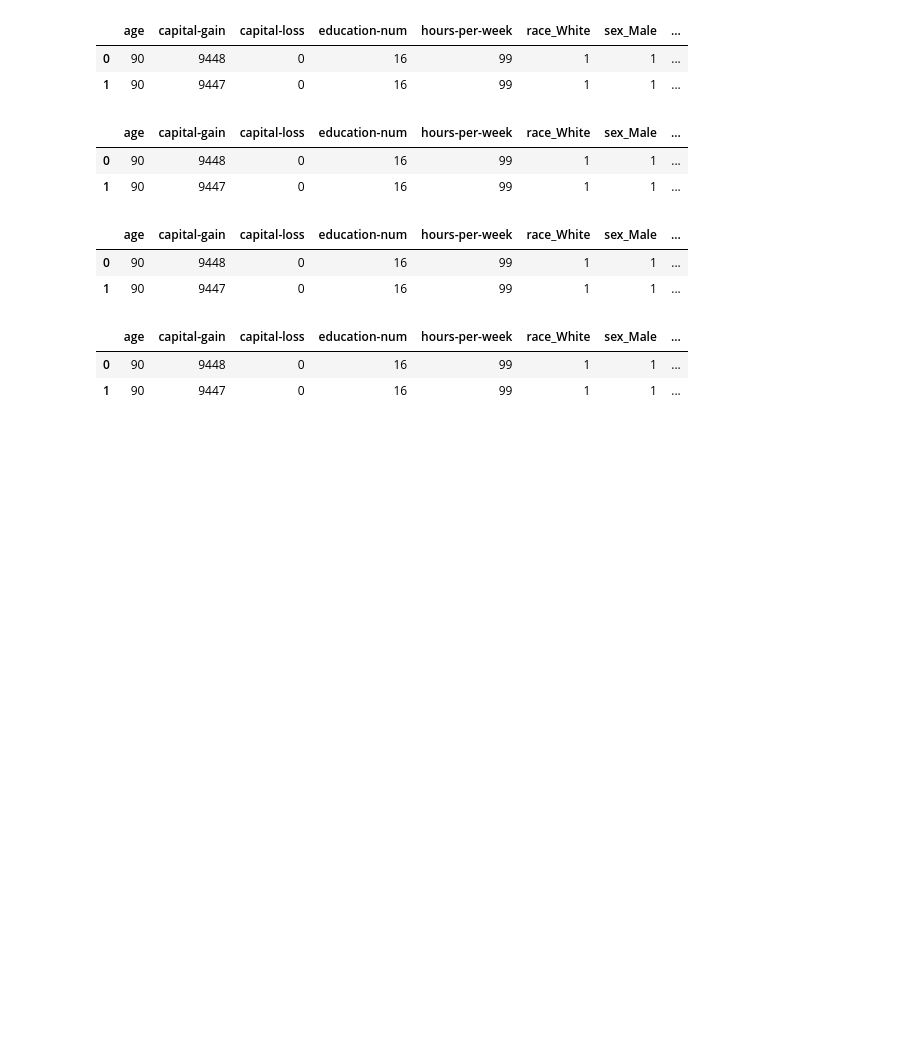
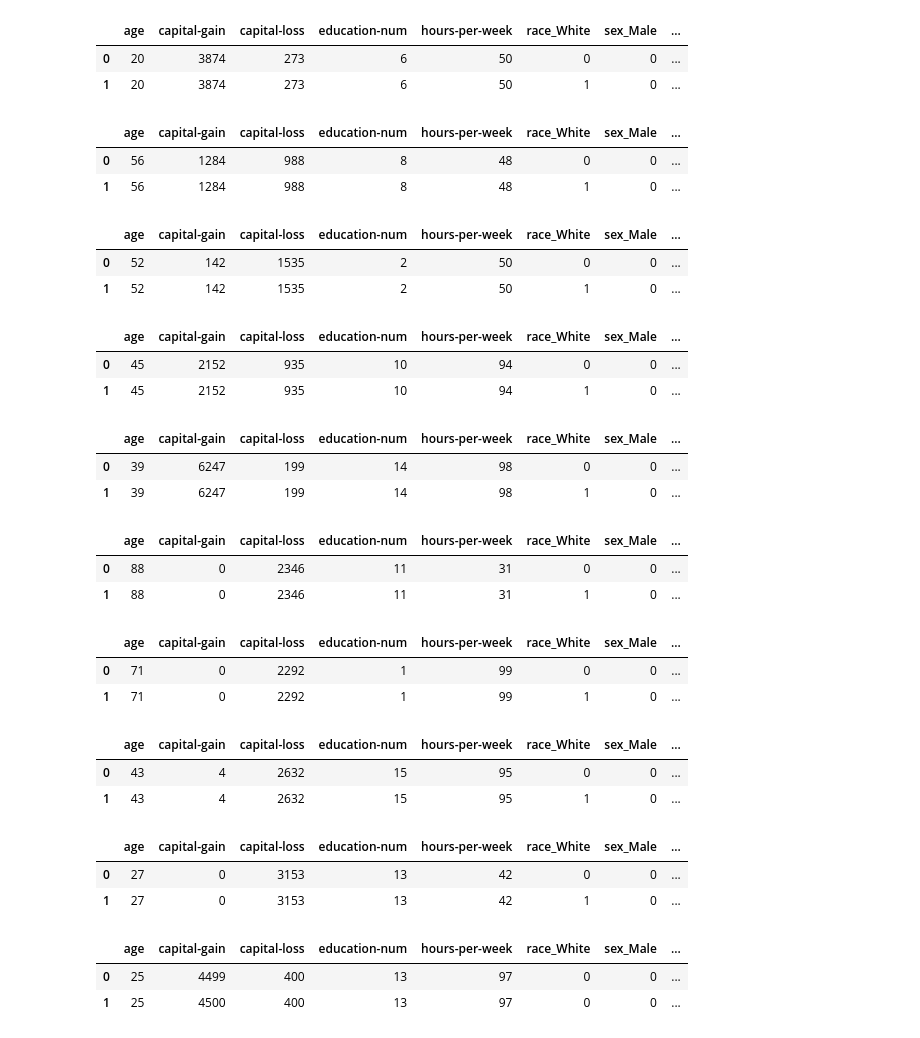
Before and after one commit to UnitDan/substantiating-for-fairness-auditing, a Jupyter notebook: baseline.ipynb, the cells around one changed output. Drawn from its saved outputs; the diff is of its cells as text; code cells hidden in the pictures; blank space fills up the shorter version.

```diff
--- a/baseline.ipynb
+++ b/baseline.ipynb
@@ -86,15 +46,33 @@ show_pairs('Causal_sex_Male_distribution')
-# %%
-show_pairs('Causal_sex_Male_white')
-# %% [output]
-|  | age | capital-gain | capital-loss | education-num | hours-per-week | race_White | sex_Male | ... |
-| 0 | 90 | 9448 | 0 | 16 | 99 | 1 | 1 | ... |
-| 1 | 90 | 9447 | 0 | 16 | 99 | 1 | 1 | ... |
-|  | age | capital-gain | capital-loss | education-num | hours-per-week | race_White | sex_Male | ... |
-| 0 | 90 | 9448 | 0 | 16 | 99 | 1 | 1 | ... |
-| 1 | 90 | 9447 | 0 | 16 | 99 | 1 | 1 | ... |
-|  | age | capital-gain | capital-loss | education-num | hours-per-week | race_White | sex_Male | ... |
-| 0 | 90 | 9448 | 0 | 16 | 99 | 1 | 1 | ... |
-| 1 | 90 | 9447 | 0 | 16 | 99 | 1 | 1 | ... |
-|  | age | capital-gain | capital-loss | education-num | hours-per-week | race_White | sex_Male | ... |
-| 0 | 90 | 9448 | 0 | 16 | 99 | 1 | 1 | ... |
-| 1 | 90 | 9447 | 0 | 16 | 99 | 1 | 1 | ... |
+# %%
+show_pairs('Causal_race_White_test_black', [10, 20])
+# %% [output]
+|  | age | capital-gain | capital-loss | education-num | hours-per-week | race_White | sex_Male | ... |
+| 0 | 20 | 3874 | 273 | 6 | 50 | 0 | 0 | ... |
+| 1 | 20 | 3874 | 273 | 6 | 50 | 1 | 0 | ... |
+|  | age | capital-gain | capital-loss | education-num | hours-per-week | race_White | sex_Male | ... |
+| 0 | 56 | 1284 | 988 | 8 | 48 | 0 | 0 | ... |
+| 1 | 56 | 1284 | 988 | 8 | 48 | 1 | 0 | ... |
+|  | age | capital-gain | capital-loss | education-num | hours-per-week | race_White | sex_Male | ... |
+| 0 | 52 | 142 | 1535 | 2 | 50 | 0 | 0 | ... |
+| 1 | 52 | 142 | 1535 | 2 | 50 | 1 | 0 | ... |
+|  | age | capital-gain | capital-loss | education-num | hours-per-week | race_White | sex_Male | ... |
+| 0 | 45 | 2152 | 935 | 10 | 94 | 0 | 0 | ... |
+| 1 | 45 | 2152 | 935 | 10 | 94 | 1 | 0 | ... |
+|  | age | capital-gain | capital-loss | education-num | hours-per-week | race_White | sex_Male | ... |
+| 0 | 39 | 6247 | 199 | 14 | 98 | 0 | 0 | ... |
+| 1 | 39 | 6247 | 199 | 14 | 98 | 1 | 0 | ... |
+|  | age | capital-gain | capital-loss | education-num | hours-per-week | race_White | sex_Male | ... |
+| 0 | 88 | 0 | 2346 | 11 | 31 | 0 | 0 | ... |
+| 1 | 88 | 0 | 2346 | 11 | 31 | 1 | 0 | ... |
+|  | age | capital-gain | capital-loss | education-num | hours-per-week | race_White | sex_Male | ... |
+| 0 | 71 | 0 | 2292 | 1 | 99 | 0 | 0 | ... |
+| 1 | 71 | 0 | 2292 | 1 | 99 | 1 | 0 | ... |
+|  | age | capital-gain | capital-loss | education-num | hours-per-week | race_White | sex_Male | ... |
+| 0 | 43 | 4 | 2632 | 15 | 95 | 0 | 0 | ... |
+| 1 | 43 | 4 | 2632 | 15 | 95 | 1 | 0 | ... |
+|  | age | capital-gain | capital-loss | education-num | hours-per-week | race_White | sex_Male | ... |
+| 0 | 27 | 0 | 3153 | 13 | 42 | 0 | 0 | ... |
+| 1 | 27 | 0 | 3153 | 13 | 42 | 1 | 0 | ... |
+|  | age | capital-gain | capital-loss | education-num | hours-per-week | race_White | sex_Male | ... |
+| 0 | 25 | 4499 | 400 | 13 | 97 | 0 | 0 | ... |
+| 1 | 25 | 4500 | 400 | 13 | 97 | 0 | 0 | ... |
```
Also changed, not shown: parts of 3 cells of this notebook, 6 other files.
